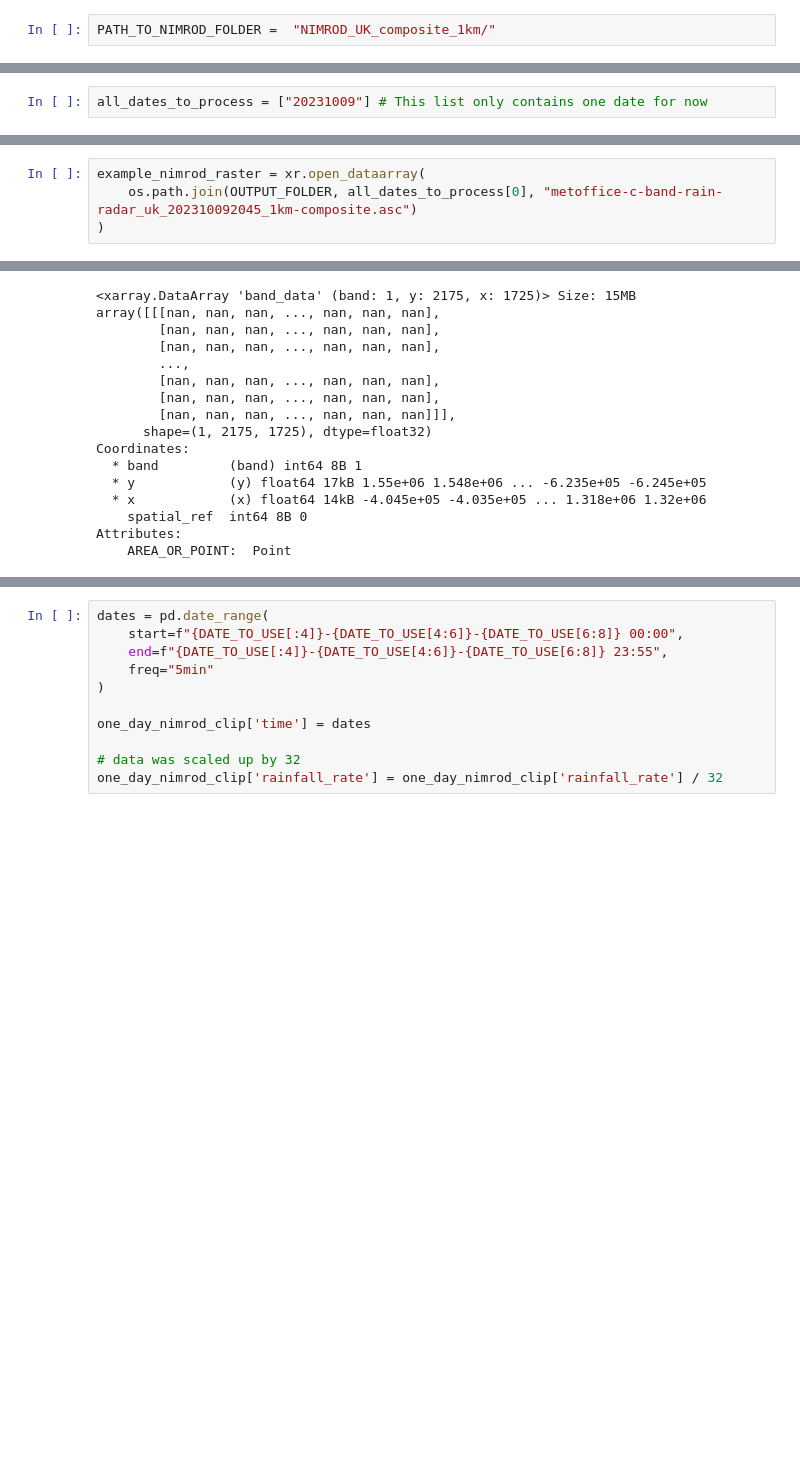
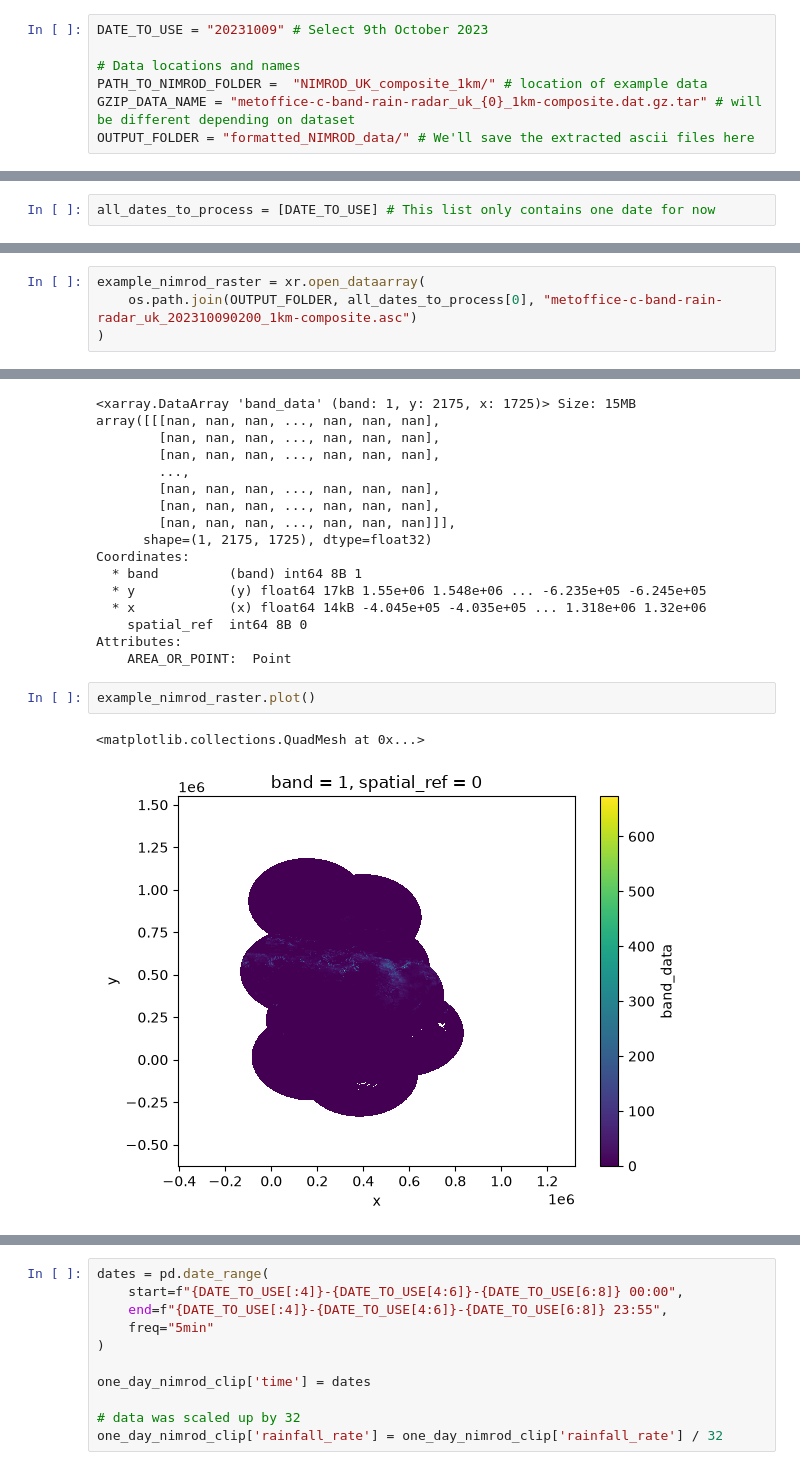
Before and after one commit to Thomasjkeel/access-UK-radar-data, a Jupyter notebook: from_CEDA/read_NIMROD_data_from_CEDA.ipynb, the cells around one changed output, grey strips where cells are left out. Saved outputs shown, nothing was run; the diff lists cells and outputs as text; blank space fills up the shorter version.

```diff
--- a/from_CEDA/read_NIMROD_data_from_CEDA.ipynb
+++ b/from_CEDA/read_NIMROD_data_from_CEDA.ipynb
@@ -63,2 +56,7 @@ Change folder path & gzip_name as appropriate below.
 # %%
-PATH_TO_NIMROD_FOLDER =  "NIMROD_UK_composite_1km/"
+DATE_TO_USE = "20231009" # Select 9th October 2023
+
+# Data locations and names
+PATH_TO_NIMROD_FOLDER =  "NIMROD_UK_composite_1km/" # location of example data
+GZIP_DATA_NAME = "metoffice-c-band-rain-radar_uk_{0}_1km-composite.dat.gz.tar" # will be different depending on dataset
+OUTPUT_FOLDER = "formatted_NIMROD_data/" # We'll save the extracted ascii files here
@@ -78,3 +70,3 @@ Secondly, we'll work with the single day for now, the example data from the 9th
 # %%
-all_dates_to_process = ["20231009"] # This list only contains one date for now
+all_dates_to_process = [DATE_TO_USE] # This list only contains one date for now
 # %%
@@ -134,6 +127,6 @@ Extracting: metoffice-c-band-rain-radar_uk_202310090000_1km-composite.dat.gz...
 # %%
 example_nimrod_raster = xr.open_dataarray(
-    os.path.join(OUTPUT_FOLDER, all_dates_to_process[0], "metoffice-c-band-rain-radar_uk_202310092045_1km-composite.asc")
+    os.path.join(OUTPUT_FOLDER, all_dates_to_process[0], "metoffice-c-band-rain-radar_uk_202310090200_1km-composite.asc")
 )
 # %%
 example_nimrod_raster.load()
@@ -154,5 +147,10 @@ Coordinates:
     spatial_ref  int64 8B 0
 Attributes:
     AREA_OR_POINT:  Point
+# %%
+example_nimrod_raster.plot()
+# %% [output]
+<matplotlib.collections.QuadMesh at 0x...>
+[figure, added]
 # %% [markdown]
 ## 3. Load an entire day of 5-min time steps
```
Also changed, not shown: parts of 62 cells of this notebook.
